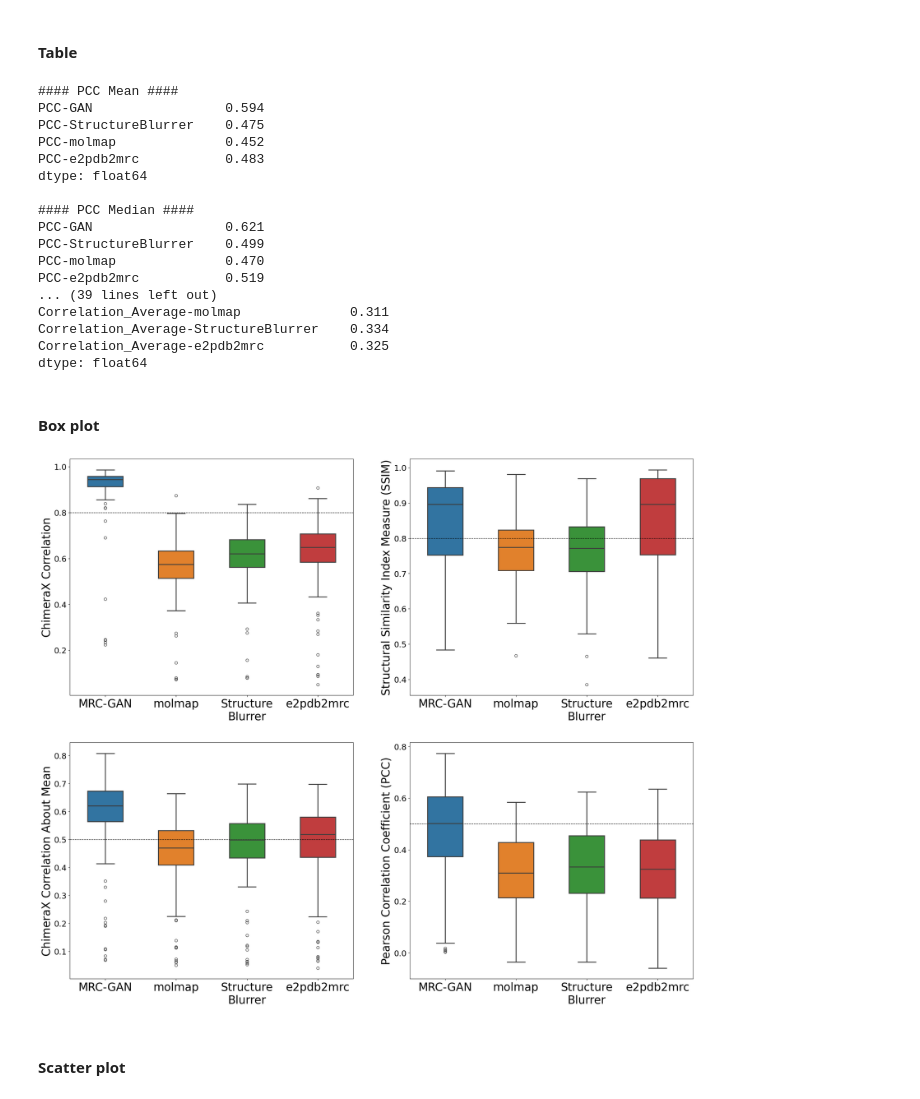
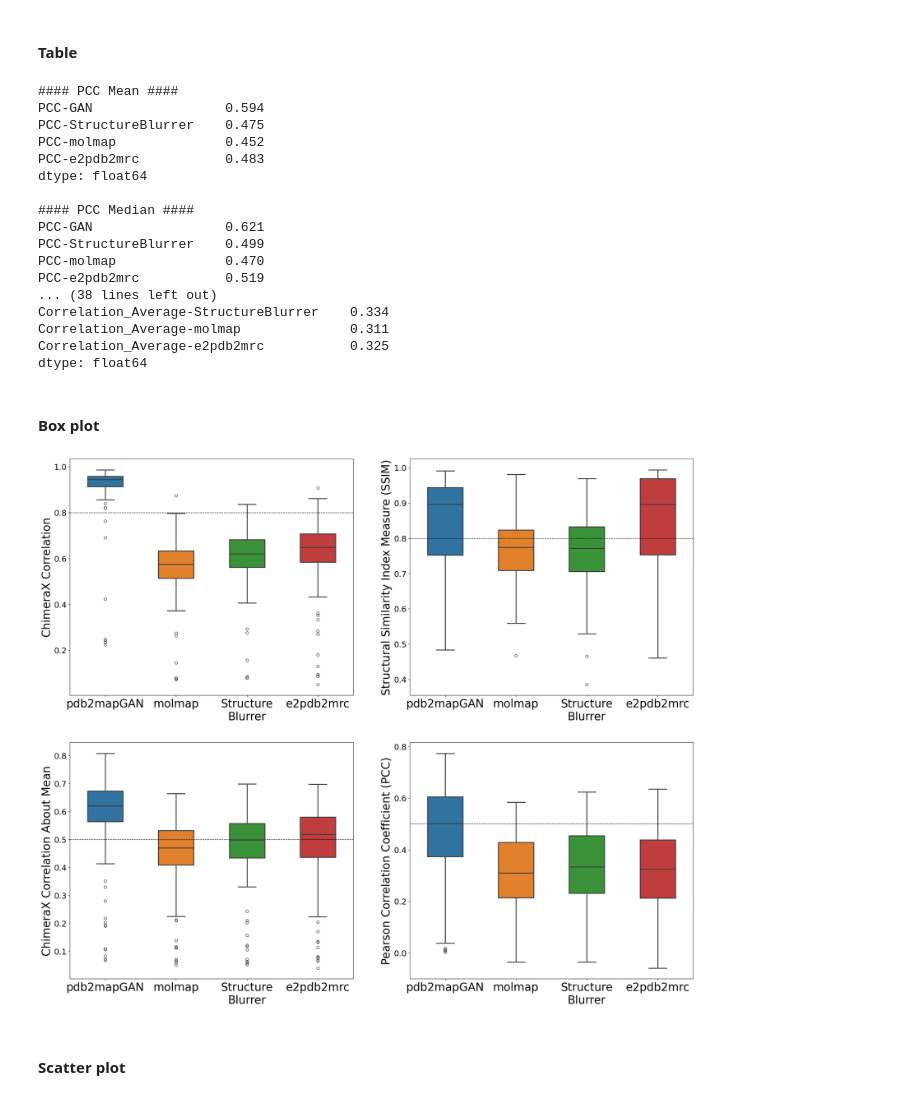
Before and after one commit to chenwei-zhang/struc2mapGAN, a Jupyter notebook: notebooks/evaluate_plot.ipynb, the cells around one changed output. Saved outputs shown, nothing was run; the diff lists cells and outputs as text; code cells hidden in the pictures.

```diff
--- a/notebooks/evaluate_plot.ipynb
+++ b/notebooks/evaluate_plot.ipynb
@@ -129,7 +160,7 @@ import seaborn as sns
 import matplotlib.pyplot as plt
 import pandas as pd
 
-df_csv = pd.read_csv('../paper_benchmark/inference_data.csv', dtype={'PDBID': str, 'EMID': str, 'Resolution': float, 'Inference-Time (s)': float, 'PCC_gan': float, 'PCC_StructureBlurrer': float, 'PCC_molmap': float, 'SSIM_gan': float, 'SSIM_StructureBlurrer': float, 'SSIM_molmap': float})
+df_csv = pd.read_csv('../paper_benchmark/inference_data.csv', dtype={'PDBID': str, 'EMID': str})
 pdb_list = df_csv['PDBID'].to_numpy()
 emd_list = df_csv['EMID'].to_numpy()
 resolution_list = df_csv['Resolution'].to_numpy()
@@ -161,6 +192,16 @@ df = pd.DataFrame({
     'SSIM-GAN-Ablation': df_csv['SSIM_gan_ablation'],
     'Correlation-GAN-Ablation': df_csv['Correlation_gan_ablation'],
     'Correlation_Average-GAN-Ablation': df_csv['Correlation_About_Mean_gan_ablation'],
+    'PCC-GAN-Rawmap': df_csv['PCC_gan_rawmap'],
+    'SSIM-GAN-Rawmap': df_csv['SSIM_gan_rawmap'],
+    'Correlation-GAN-Rawmap': df_csv['Correlation_gan_rawmap'],
+    'Correlation_Average-GAN-Rawmap': df_csv['Correlation_About_Mean_gan_rawmap'],
+    # molmap_ogres
+    'PCC-molmap-ogres': df_csv['PCC_molmap_ogres'],
+    'SSIM-molmap-ogres': df_csv['SSIM_molmap_ogres'],
+    'Correlation-molmap-ogres': df_csv['Correlation_molmap_ogres'],
+    'Correlation_Average-molmap-ogres': df_csv['Correlation_About_Mean_molmap_ogres'],
+
     # Residues
     'Residues': df_csv['Residues'],
     })
@@ -181,6 +214,8 @@ df.head()
 # %%
 pcc_value = ['PCC-GAN', 'PCC-StructureBlurrer', 'PCC-molmap', 'PCC-e2pdb2mrc']
 ssim_value = ['SSIM-GAN', 'SSIM-StructureBlurrer', 'SSIM-molmap', 'SSIM-e2pdb2mrc']
+correlation_value = ['Correlation-GAN', 'Correlation-StructureBlurrer', 'Correlation-molmap', 'Correlation-e2pdb2mrc']
+correlation_average_value = ['Correlation_Average-GAN', 'Correlation_Average-StructureBlurrer', 'Correlation_Average-molmap', 'Correlation_Average-e2pdb2mrc']
 
 print('#### PCC Mean ####')
 print(round(df[pcc_value].mean(), 3))
@@ -195,16 +230,15 @@ print('#### SSIM Median ####')
 print(round(df[ssim_value].median(), 3))
 print()
 print('#### Correlation Mean ####')
-print(round(df[['Correlation-GAN', 'Correlation-molmap', 'Correlation-StructureBlurrer', 'Correlation-e2pdb2mrc']].mean(), 3))
-print()
+print(round(df[correlation_value].mean(), 3))
 print('#### Correlation Median ####')
-print(round(df[['Correlation-GAN', 'Correlation-molmap', 'Correlation-StructureBlurrer', 'Correlation-e2pdb2mrc']].median(), 3))
+print(round(df[correlation_value].median(), 3))
 print()
 print('#### Correlation_Average Mean ####')
-print(round(df[['Correlation_Average-GAN', 'Correlation_Average-molmap', 'Correlation_Average-StructureBlurrer', 'Correlation_Average-e2pdb2mrc']].mean(), 3))
+print(round(df[correlation_average_value].mean(), 3))
 print()
 print('#### Correlation_Average Median ####')
-print(round(df[['Correlation_Average-GAN', 'Correlation_Average-molmap', 'Correlation_Average-StructureBlurrer', 'Correlation_Average-e2pdb2mrc']].median(), 3))
+print(round(df[correlation_average_value].median(), 3))
 # %% [output]
 #### PCC Mean ####
 PCC-GAN                 0.594
@@ -218,8 +252,8 @@ PCC-GAN                 0.621
 PCC-StructureBlurrer    0.499
 PCC-molmap              0.470
 PCC-e2pdb2mrc           0.519
-... (39 lines left out)
+... (38 lines left out)
+Correlation_Average-StructureBlurrer    0.334
 Correlation_Average-molmap              0.311
-Correlation_Average-StructureBlurrer    0.334
 Correlation_Average-e2pdb2mrc           0.325
 dtype: float64
@@ -274,7 +324,7 @@ sns.boxplot(
 )
 
 axs[1,1].tick_params(labelsize=18) # Change the font size of the ticks
-axs[1,1].set_xticklabels(['MRC-GAN', 'molmap', 'Structure\nBlurrer', 'e2pdb2mrc'], fontsize=fontsize)  # Set custom labels for the x-axis
+axs[1,1].set_xticklabels(['pdb2mapGAN', 'molmap', 'Structure\nBlurrer', 'e2pdb2mrc'], fontsize=fontsize)  # Set custom labels for the x-axis
 axs[1,1].set_xlabel(' ')  # No x-label
 axs[1,1].set_ylabel('Pearson Correlation Coefficient (PCC)', fontsize=fontsize)
 axs[1,1].axhline(y=0.5, color='k', linestyle='--', linewidth=hlinewidth)
@@ -293,7 +343,7 @@ sns.boxplot(
 )
 
 axs[0,1].tick_params(labelsize=18) # Change the font size of the ticks
-axs[0,1].set_xticklabels(['MRC-GAN', 'molmap', 'Structure\nBlurrer', 'e2pdb2mrc'], fontsize=fontsize)  # Set custom labels for the x-axis
+axs[0,1].set_xticklabels(['pdb2mapGAN', 'molmap', 'Structure\nBlurrer', 'e2pdb2mrc'], fontsize=fontsize)  # Set custom labels for the x-axis
 axs[0,1].set_xlabel('')  # No x-label
 axs[0,1].set_ylabel('Structural Similarity Index Measure (SSIM)', fontsize=fontsize)
 axs[0,1].axhline(y=0.8, color='k', linestyle='--', linewidth=hlinewidth)
@@ -313,37 +363,37 @@ sns.boxplot(
 )
 
 axs[0,0].tick_params(labelsize=18) # Change the font size of the ticks
-axs[0,0].set_xticklabels(['MRC-GAN', 'molmap', 'Structure\nBlurrer', 'e2pdb2mrc'], fontsize=fontsize)  # Set custom labels for the x-axis
+axs[0,0].set_xticklabels(['pdb2mapGAN', 'molmap', 'Structure\nBlurrer', 'e2pdb2mrc'], fontsize=fontsize)  # Set custom labels for the x-axis
 axs[0,0].set_xlabel('')  # No x-label
 axs[0,0].set_ylabel('ChimeraX Correlation', fontsize=fontsize)
 axs[0,0].axhline(y=0.8, color='k', linestyle='--', linewidth=hlinewidth)
 
 '''
 Correlation About Mean Box plot
 '''
 sns.boxplot(
     x='Method',
     y='Correlation_About_Mean',
     data=df_corr_about_mean,
     hue='Method',
     width=0.5,  # Box width
     linewidth=2,  # Line thickness of the box outline
     ax=axs[1,1]
 )
 ax = axs[1,0]
 ax.tick_params(labelsize=18) # Change the font size of the ticks
-ax.set_xticklabels(['MRC-GAN', 'molmap', 'Structure\nBlurrer', 'e2pdb2mrc'], fontsize=fontsize)  # Set custom labels for the x-axis
+ax.set_xticklabels(['pdb2mapGAN', 'molmap', 'Structure\nBlurrer', 'e2pdb2mrc'], fontsize=fontsize)  # Set custom labels for the x-axis
 ax.set_xlabel('')  # No x-label
 ax.set_ylabel('ChimeraX Correlation About Mean', fontsize=fontsize)
 ax.axhline(y=0.5, color='k', linestyle='--', linewidth=hlinewidth)
 
 
 plt.show()
 
-# save to pdf
+# # save to pdf
 fig.savefig('comp_boxplot.pdf', bbox_inches='tight')
 # %% [output]
-[figure, old version]
+[figure, new version]
 # %% [markdown]
 #### Scatter plot
 # %%
```
Also changed, not shown: parts of 22 cells of this notebook, 1 other file.
